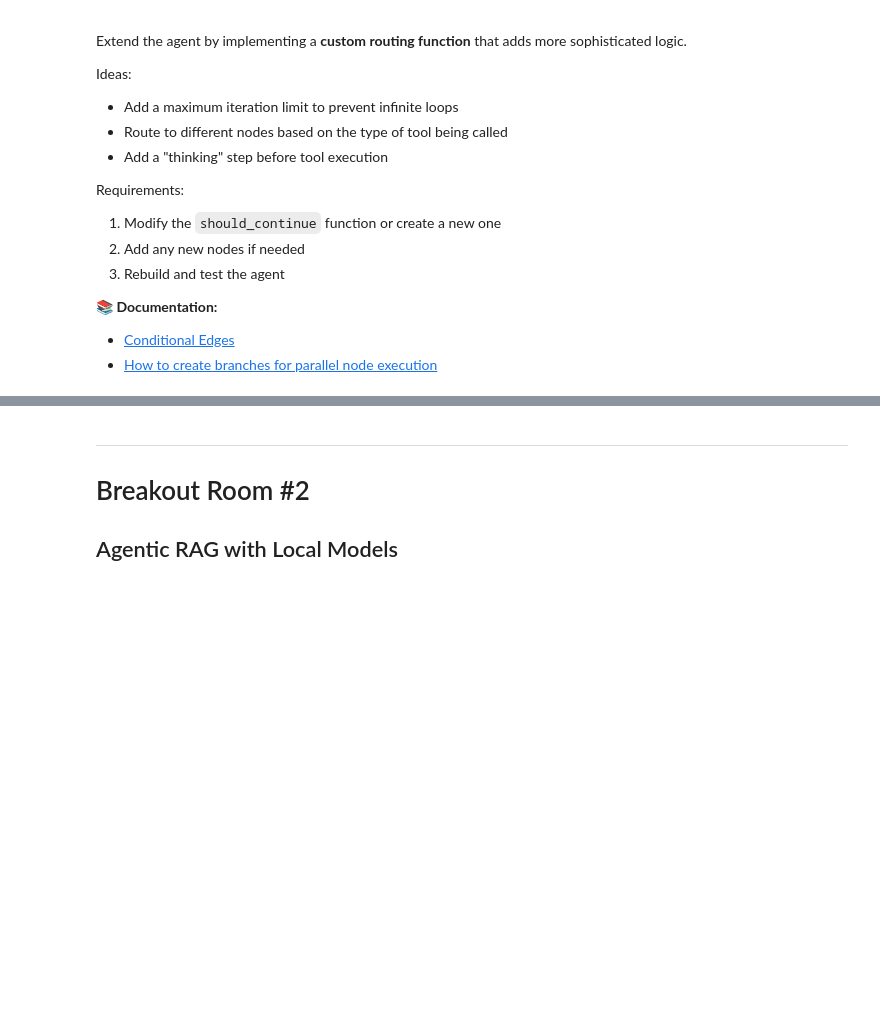
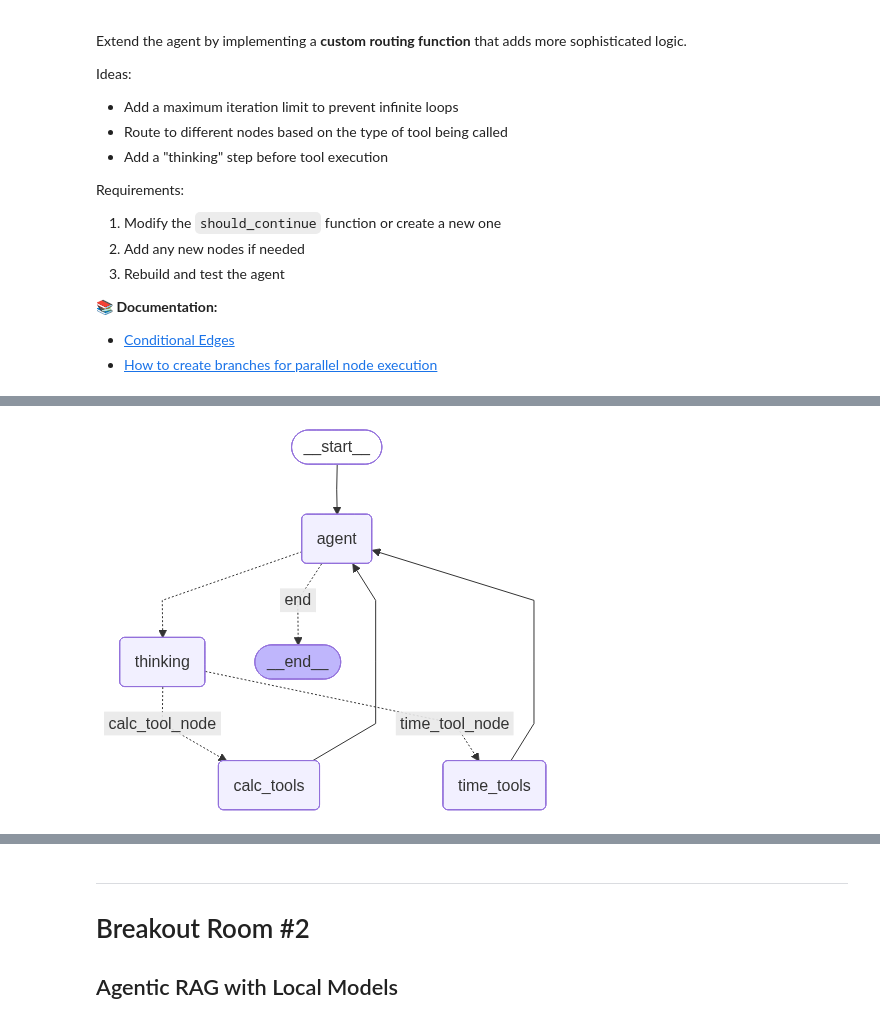
Before and after one commit to fox8991/AIE9, a Jupyter notebook: 04_Agentic_RAG_From_Scratch/Agentic_RAG_From_Scratch_Assignment.ipynb, the cells around one changed output, grey strips where cells are left out. Cells and saved outputs as stored; diff of their text form; code cells hidden in the pictures; blank space fills up the shorter version.

```diff
--- a/04_Agentic_RAG_From_Scratch/Agentic_RAG_From_Scratch_Assignment.ipynb
+++ b/04_Agentic_RAG_From_Scratch/Agentic_RAG_From_Scratch_Assignment.ipynb
@@ -70,7 +70,7 @@ from langchain_ollama import ChatOllama, OllamaEmbeddings
 
 # Test connection to Ollama
 try:
-    test_llm = ChatOllama(model="llama3.2:3b", temperature=0)
+    test_llm = ChatOllama(model="gemma3:4b", temperature=0)
     test_response = test_llm.invoke("Say 'Ollama is working!' in exactly 3 words.")
     print(f"Chat Model Test: {test_response.content}")
 
@@ -83,5 +83,5 @@ except Exception as e:
     print("\nMake sure:")
     print("1. Ollama is installed: https://ollama.com/")
     print("2. Ollama is running: 'ollama serve'")
-    print("3. Models are pulled: 'ollama pull llama3.2:3b' and 'ollama pull embeddinggemma'")
+    print("3. Models are pulled: 'ollama pull gemma3:4b' and 'ollama pull embeddinggemma'")
 # %% [output]
@@ -498,2 +594,11 @@ def custom_should_continue(state: AgentStateWithCounter) -> Literal["tools", "en
 # %%
-# Test your custom agent
+# Visualize our agent
+try:
+    from IPython.display import display, Image
+    display(Image(custom_agent.get_graph().draw_mermaid_png()))
+except Exception as e:
+    print(f"Could not display graph image: {e}")
+    print("\nGraph structure (ASCII):")
+    print(agent.get_graph().draw_ascii())
+# %% [output]
+[figure, added]
```
Also changed, not shown: parts of 32 cells of this notebook, 1 other file.
